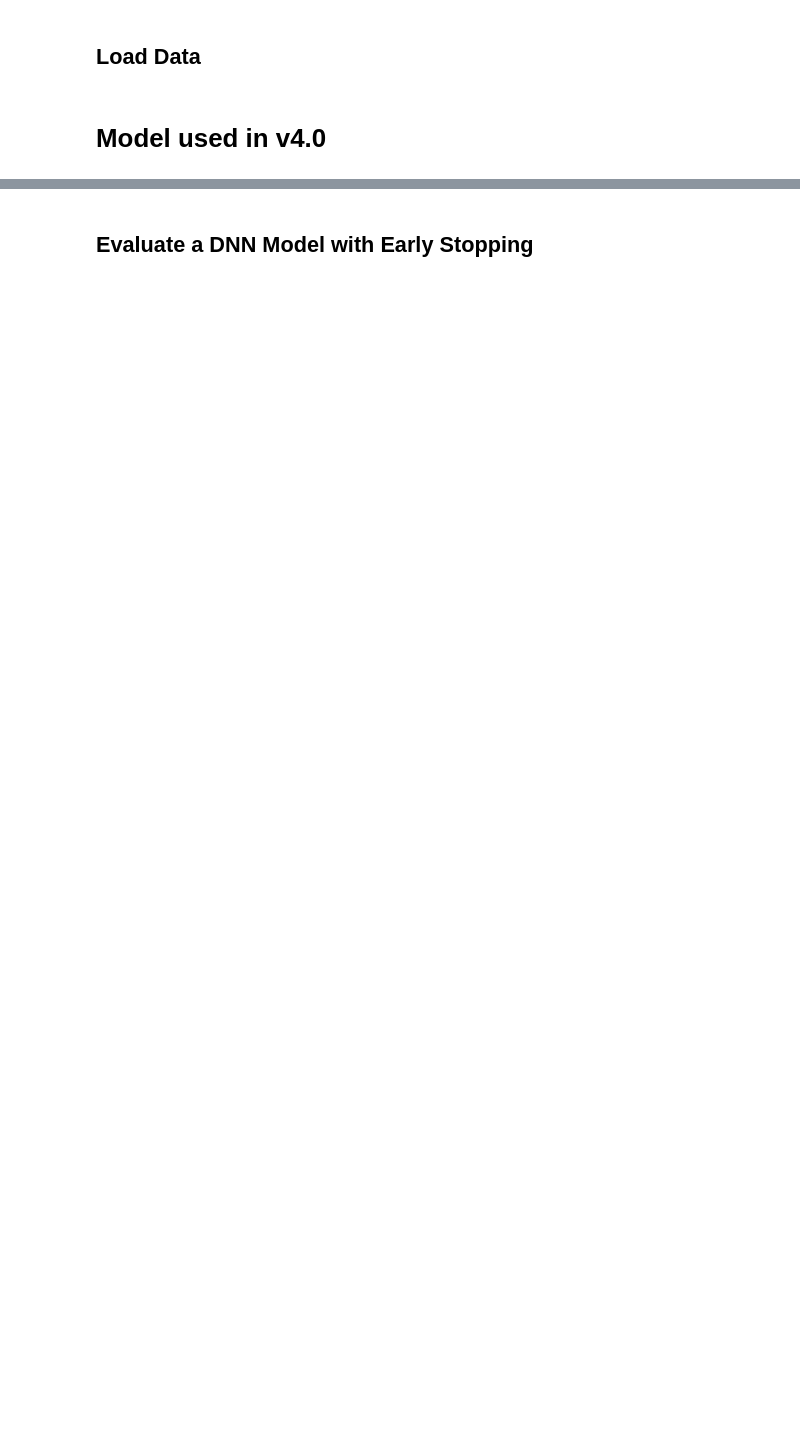
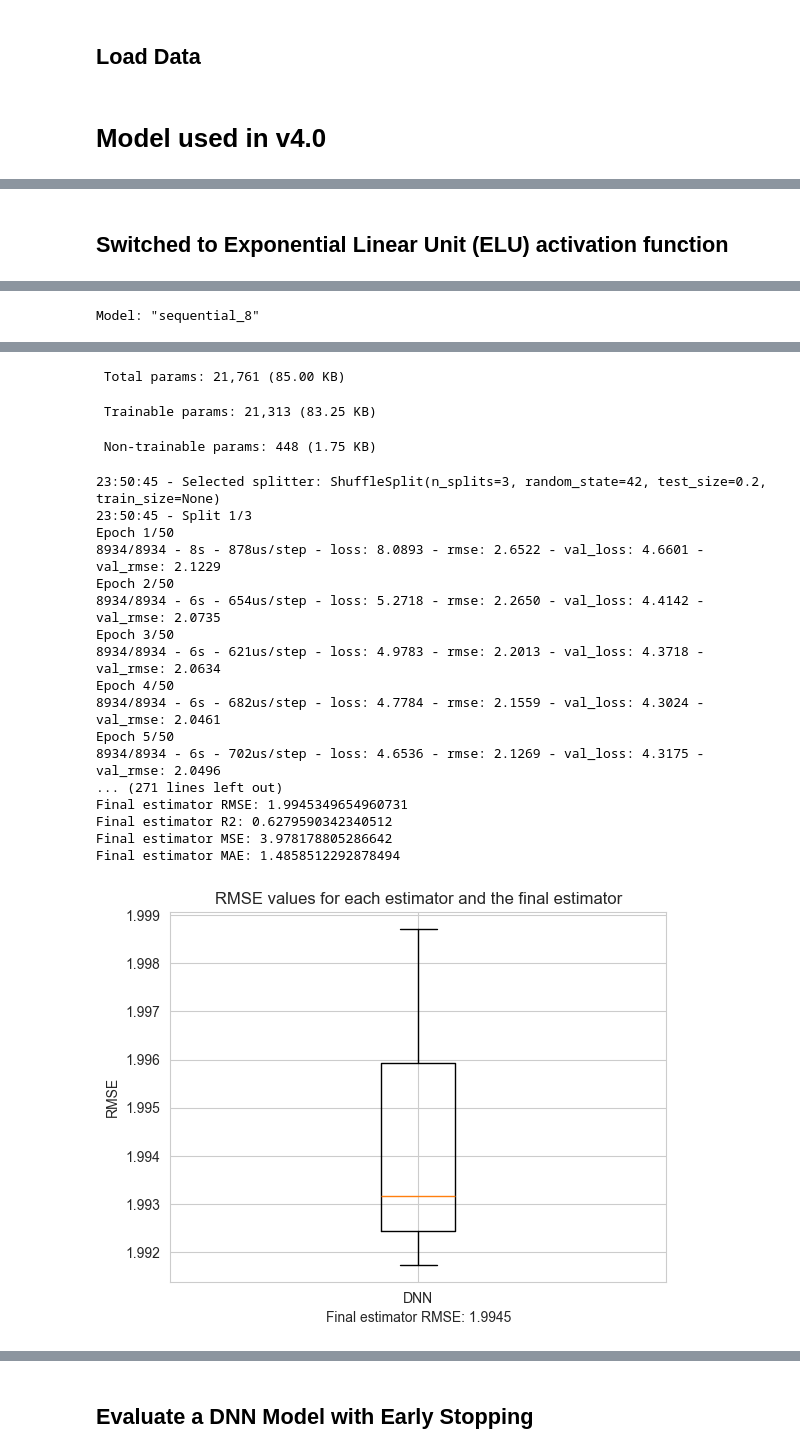
Before and after one commit to masaver/brist1d, a Jupyter notebook: notebooks/ralf/modelling/3.30-global-model-bg-insulin-cals-hr-steps-1hs-5min/04-model-DNN-architectures-to-test.ipynb, the cells around one changed output, grey strips where cells are left out. Drawn from its saved outputs; the diff is of its cells as text; code cells hidden in the pictures; blank space fills up the shorter version.

```diff
--- a/notebooks/ralf/modelling/3.30-global-model-bg-insulin-cals-hr-steps-1hs-5min/04-model-DNN-architectures-to-test.ipynb
+++ b/notebooks/ralf/modelling/3.30-global-model-bg-insulin-cals-hr-steps-1hs-5min/04-model-DNN-architectures-to-test.ipynb
@@ -108,0 +199,46 @@ Final estimator MAE: 1.476898263826662
+# %% [markdown]
+## Switched to Exponential Linear Unit (ELU) activation function
+# %%
+import tensorflow as tf
+from tensorflow.keras.models import Sequential
+from tensorflow.keras.layers import Dense, Dropout, BatchNormalization, Input, Activation
+from model_performance_calculations import calculate_dnn_performance, get_rmse_boxplot_chart, get_rmse_line_chart, get_history_line_chart
+from tensorflow.keras.optimizers import Adam
+
+
+def rmse(y_true, y_pred):
+    return tf.sqrt(tf.reduce_mean(tf.square(y_pred - y_true)))
+
+
+def create_dnn_model(input_dimension: int):
+    dnn = Sequential([
+        Input(shape=(input_dimension,)),
+        Dense(128, activation='elu'),
+        BatchNormalization(),
+        Dropout(0.3),
+
+        Dense(64, activation='elu'),
+        BatchNormalization(),
+        Dropout(0.3),
+
+        Dense(32, activation='elu'),
+        BatchNormalization(),
+        Dropout(0.3),
+
+        Dense(1, activation='linear')
+    ])
+
+    dnn.compile(
+        optimizer=Adam(learning_rate=0.001),
+        loss='mse',
+        metrics=[rmse]
+    )
+
+    return dnn
+
+
+score, histories = calculate_dnn_performance(create_dnn_model, X_train, y_train, X_additional_train, y_additional_train, n_splits=3, epochs=50)
+get_rmse_boxplot_chart(score).show()
+get_rmse_line_chart(score).show()
+get_history_line_chart(histories).show()
+# %% [output]
@@ -108,0 +246 @@ Final estimator MAE: 1.476898263826662
+Model: "sequential_8"
@@ -108,0 +264,21 @@ Final estimator MAE: 1.476898263826662
+ Total params: 21,761 (85.00 KB)
+ Trainable params: 21,313 (83.25 KB)
+ Non-trainable params: 448 (1.75 KB)
+23:50:45 - Selected splitter: ShuffleSplit(n_splits=3, random_state=42, test_size=0.2, train_size=None)
+23:50:45 - Split 1/3
+Epoch 1/50
+8934/8934 - 8s - 878us/step - loss: 8.0893 - rmse: 2.6522 - val_loss: 4.6601 - val_rmse: 2.1229
+Epoch 2/50
+8934/8934 - 6s - 654us/step - loss: 5.2718 - rmse: 2.2650 - val_loss: 4.4142 - val_rmse: 2.0735
+Epoch 3/50
+8934/8934 - 6s - 621us/step - loss: 4.9783 - rmse: 2.2013 - val_loss: 4.3718 - val_rmse: 2.0634
+Epoch 4/50
+8934/8934 - 6s - 682us/step - loss: 4.7784 - rmse: 2.1559 - val_loss: 4.3024 - val_rmse: 2.0461
+Epoch 5/50
+8934/8934 - 6s - 702us/step - loss: 4.6536 - rmse: 2.1269 - val_loss: 4.3175 - val_rmse: 2.0496
+... (271 lines left out)
+Final estimator RMSE: 1.9945349654960731
+Final estimator R2: 0.6279590342340512
+Final estimator MSE: 3.978178805286642
+Final estimator MAE: 1.4858512292878494
+[figure, added]
```
Also changed, not shown: parts of 19 cells of this notebook, 12 other files.
